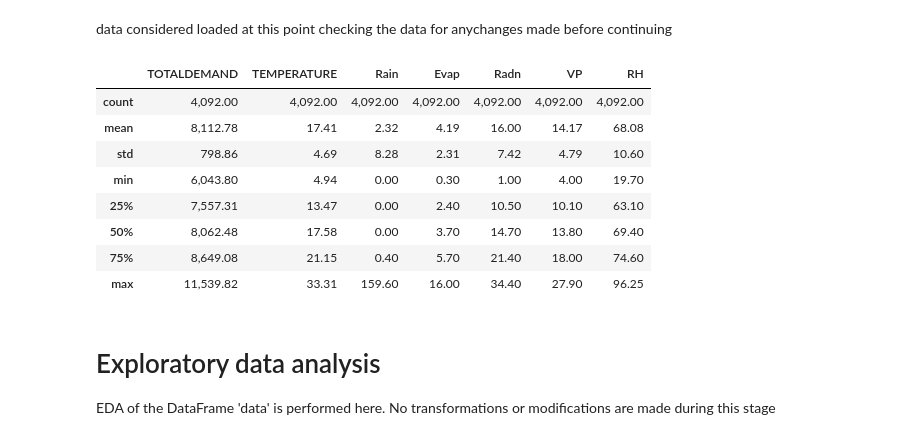
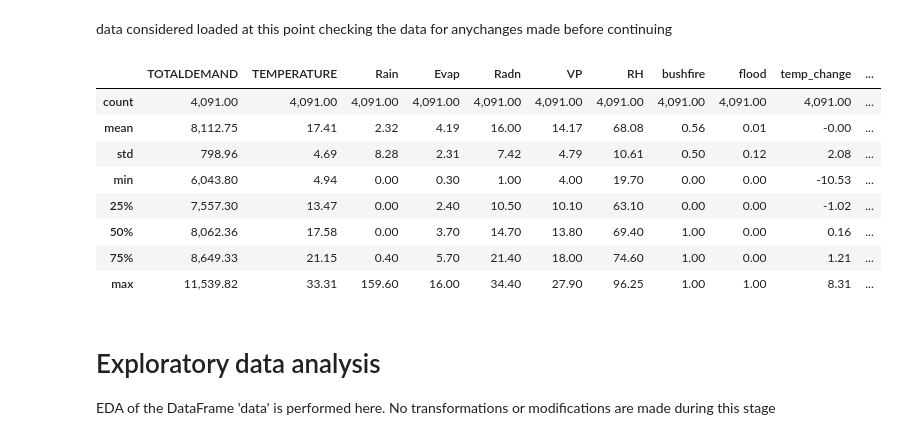
Before and after one commit to KaiJDect/Group10_project, a Jupyter notebook: src/notebooks/Geo_Modelling.ipynb, the cells around one changed output. Drawn from its saved outputs; the diff is of its cells as text; code cells hidden in the pictures.

```diff
--- a/src/notebooks/Geo_Modelling.ipynb
+++ b/src/notebooks/Geo_Modelling.ipynb
@@ -256,17 +268,18 @@ Index(['DATETIME', 'TOTALDEMAND', 'TEMPERATURE', 'Rain', 'Evap', 'Radn', 'VP',
 # %% [markdown]
 data considered loaded at this point checking the data for anychanges made before continuing
 # %%
+data = rollingWindowNSW
 data.describe()
 # %% [output]
-|  | TOTALDEMAND | TEMPERATURE | Rain | Evap | Radn | VP | RH |
-| count | 4,092.00 | 4,092.00 | 4,092.00 | 4,092.00 | 4,092.00 | 4,092.00 | 4,092.00 |
-| mean | 8,112.78 | 17.41 | 2.32 | 4.19 | 16.00 | 14.17 | 68.08 |
-| std | 798.86 | 4.69 | 8.28 | 2.31 | 7.42 | 4.79 | 10.60 |
-| min | 6,043.80 | 4.94 | 0.00 | 0.30 | 1.00 | 4.00 | 19.70 |
-| 25% | 7,557.31 | 13.47 | 0.00 | 2.40 | 10.50 | 10.10 | 63.10 |
-| 50% | 8,062.48 | 17.58 | 0.00 | 3.70 | 14.70 | 13.80 | 69.40 |
-| 75% | 8,649.08 | 21.15 | 0.40 | 5.70 | 21.40 | 18.00 | 74.60 |
-| max | 11,539.82 | 33.31 | 159.60 | 16.00 | 34.40 | 27.90 | 96.25 |
+|  | TOTALDEMAND | TEMPERATURE | Rain | Evap | Radn | VP | RH | bushfire | flood | temp_change | ... |
+| count | 4,091.00 | 4,091.00 | 4,091.00 | 4,091.00 | 4,091.00 | 4,091.00 | 4,091.00 | 4,091.00 | 4,091.00 | 4,091.00 | ... |
+| mean | 8,112.75 | 17.41 | 2.32 | 4.19 | 16.00 | 14.17 | 68.08 | 0.56 | 0.01 | -0.00 | ... |
+| std | 798.96 | 4.69 | 8.28 | 2.31 | 7.42 | 4.79 | 10.61 | 0.50 | 0.12 | 2.08 | ... |
+| min | 6,043.80 | 4.94 | 0.00 | 0.30 | 1.00 | 4.00 | 19.70 | 0.00 | 0.00 | -10.53 | ... |
+| 25% | 7,557.30 | 13.47 | 0.00 | 2.40 | 10.50 | 10.10 | 63.10 | 0.00 | 0.00 | -1.02 | ... |
+| 50% | 8,062.36 | 17.58 | 0.00 | 3.70 | 14.70 | 13.80 | 69.40 | 1.00 | 0.00 | 0.16 | ... |
+| 75% | 8,649.33 | 21.15 | 0.40 | 5.70 | 21.40 | 18.00 | 74.60 | 1.00 | 0.00 | 1.21 | ... |
+| max | 11,539.82 | 33.31 | 159.60 | 16.00 | 34.40 | 27.90 | 96.25 | 1.00 | 1.00 | 8.31 | ... |
 # %% [markdown]
 # Exploratory data analysis
 
```
Also changed, not shown: parts of 34 cells of this notebook, 1 other file.
